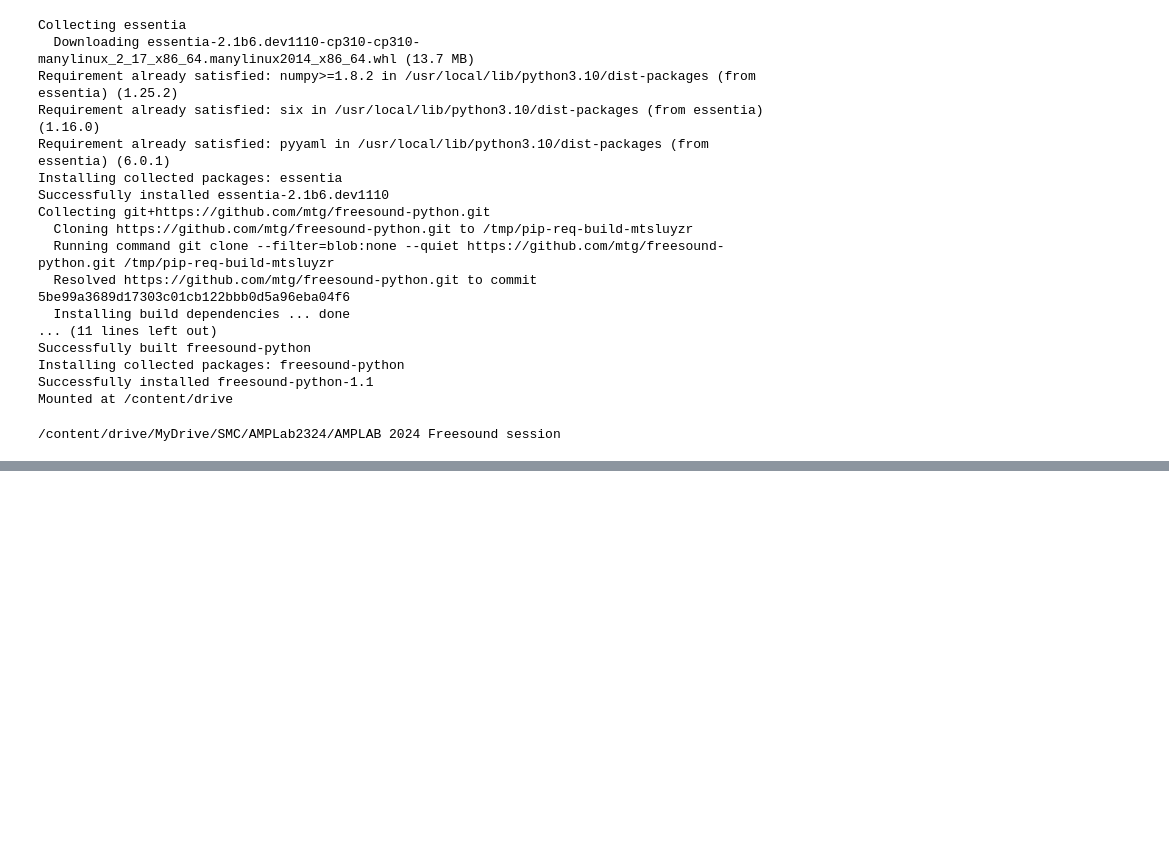
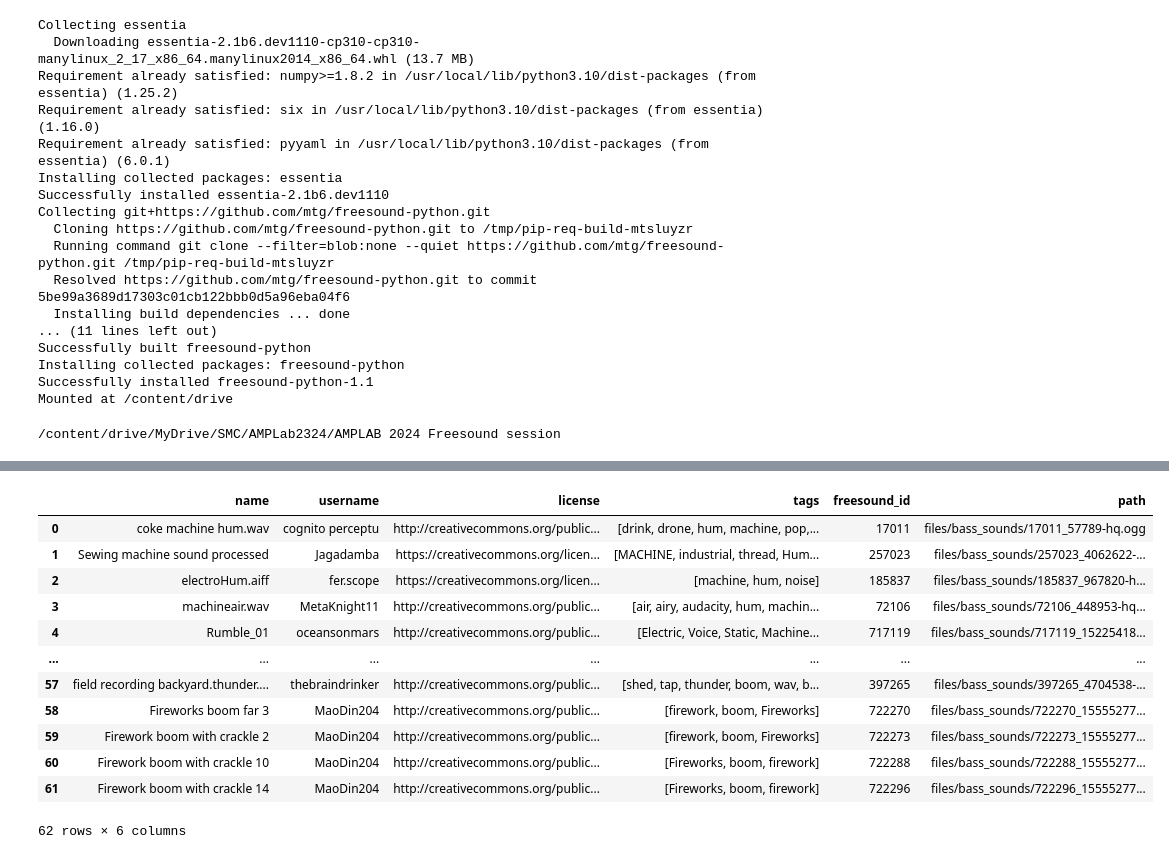
Before and after one commit to suhit-c/FreesoundMosaic_Suhit, a Jupyter notebook: 1) Create source sound collection.ipynb, the cells around one changed output, grey strips where cells are left out. Drawn from its saved outputs; the diff is of its cells as text; code cells hidden in the pictures; blank space fills up the shorter version.

```diff
--- a/1) Create source sound collection.ipynb
+++ b/1) Create source sound collection.ipynb
@@ -163,0 +181,50 @@ Saved DataFrame with 60 entries! dataframe.csv
+# %%
+# Build our collection of sounds
+
+# Our collection of sounds is made by appending the results of a number of different queries to freesound
+# The query terms, query filters and the number of results per query are all defined here.
+# Information about how to define filters can be found in the Freesound API documentation: https://freesound.org/docs/api/resources_apiv2.html#request-parameters-text-search-parameters
+bass_sound_queries = [
+    {
+        'query': 'machine hum',
+        'filter': 'duration:[1 TO 4]',
+        'num_results': 20,
+    },
+    {
+        'query': 'ship foghorn',
+        'filter': 'duration:[1 TO 4]',
+        'num_results': 16,
+    },
+    {
+        'query': 'industry',
+        'filter': 'duration:[1 TO 4]',
+        'num_results': 8,
+    },
+    {
+        'query': 'machine gears',
+        'filter': 'duration:[1 TO 4]',
+        'num_results': 16,
+    },
+    {
+        'query': 'boom',
+        'filter': 'duration:[2 TO 8]',
+        'num_results': 16,
+    }
+]
+
+# Do all queries and concatenate the results in a single list of sounds
+bass_sounds = sum([query_freesound(query['query'], query['filter'], query['num_results']) for query in bass_sound_queries],[])
+
+# Download the sounds and save them to FILES_DIR folder
+for count, sound in enumerate(bass_sounds):
+    print('Downloading sound with id {0} [{1}/{2}]'.format(sound.id, count + 1, len(bass_sounds)))
+    retrieve_sound_preview(sound, BASS_SOUNDS_DIR)
+
+# Make a Pandas DataFrame with the metadata of our sound collection and save it
+df =  pd.DataFrame([make_pandas_record(s, BASS_SOUNDS_DIR) for s in bass_sounds])
+df.to_csv(BASS_SOUNDS_METADATA_FILENAME)
+print('Saved DataFrame with {0} entries! {1}'.format(len(df), BASS_SOUNDS_METADATA_FILENAME))
+
+# Show the contents of our DataFrame (the metadata of our source collection)
+display(df)
+# %% [output]
@@ -163,0 +248,13 @@ Saved DataFrame with 60 entries! dataframe.csv
+|  | name | username | license | tags | freesound_id | path |
+| 0 | coke machine hum.wav | cognito perceptu | http://creativecommons.org/public... | [drink, drone, hum, machine, pop,... | 17011 | files/bass_sounds/17011_57789-hq.ogg |
+| 1 | Sewing machine sound processed | Jagadamba | https://creativecommons.org/licen... | [MACHINE, industrial, thread, Hum... | 257023 | files/bass_sounds/257023_4062622-... |
+| 2 | electroHum.aiff | fer.scope | https://creativecommons.org/licen... | [machine, hum, noise] | 185837 | files/bass_sounds/185837_967820-h... |
+| 3 | machineair.wav | MetaKnight11 | http://creativecommons.org/public... | [air, airy, audacity, hum, machin... | 72106 | files/bass_sounds/72106_448953-hq... |
+| 4 | Rumble_01 | oceansonmars | http://creativecommons.org/public... | [Electric, Voice, Static, Machine... | 717119 | files/bass_sounds/717119_15225418... |
+| ... | ... | ... | ... | ... | ... | ... |
+| 57 | field recording backyard.thunder.... | thebraindrinker | http://creativecommons.org/public... | [shed, tap, thunder, boom, wav, b... | 397265 | files/bass_sounds/397265_4704538-... |
+| 58 | Fireworks boom far 3 | MaoDin204 | http://creativecommons.org/public... | [firework, boom, Fireworks] | 722270 | files/bass_sounds/722270_15555277... |
+| 59 | Firework boom with crackle 2 | MaoDin204 | http://creativecommons.org/public... | [firework, boom, Fireworks] | 722273 | files/bass_sounds/722273_15555277... |
+| 60 | Firework boom with crackle 10 | MaoDin204 | http://creativecommons.org/public... | [Fireworks, boom, firework] | 722288 | files/bass_sounds/722288_15555277... |
+| 61 | Firework boom with crackle 14 | MaoDin204 | http://creativecommons.org/public... | [Fireworks, boom, firework] | 722296 | files/bass_sounds/722296_15555277... |
+62 rows × 6 columns
```
Also changed, not shown: parts of 7 cells of this notebook, 12 other files.
